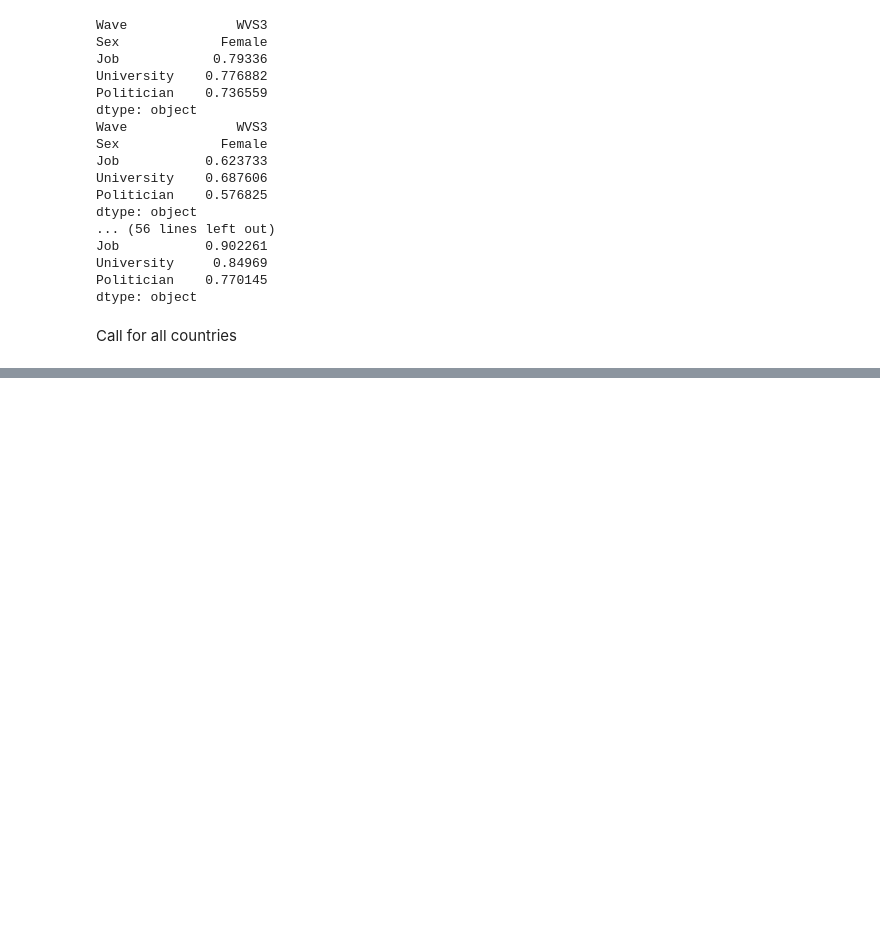
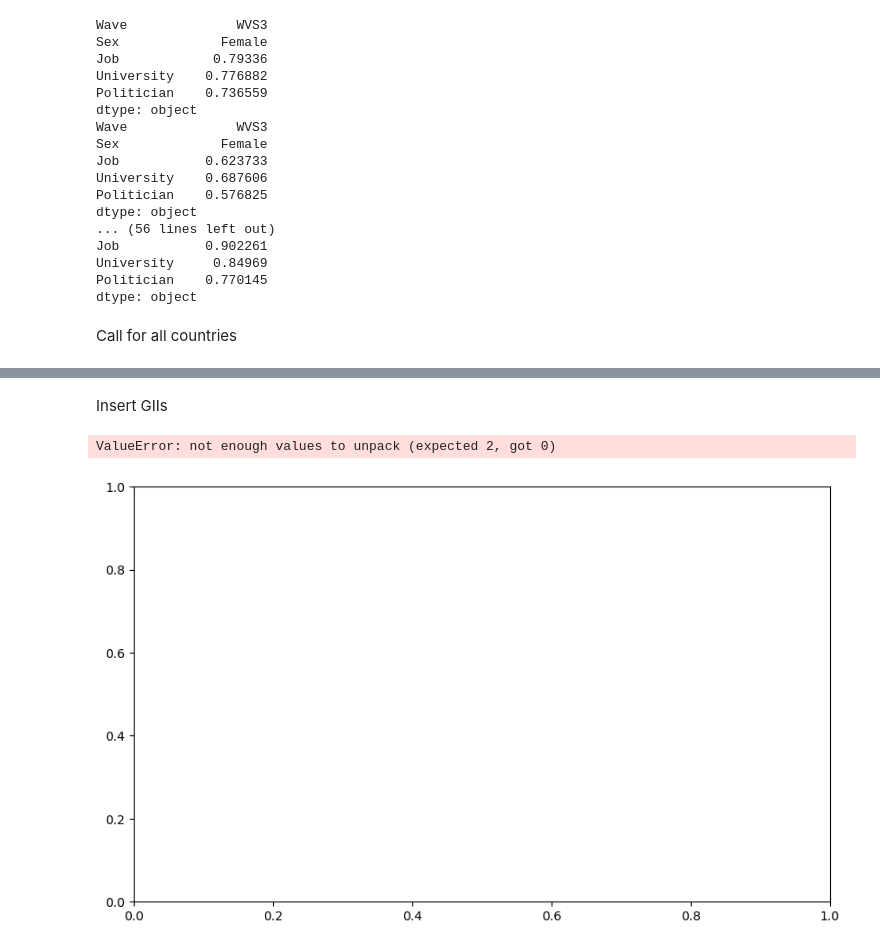
Before and after one commit to BeTheMaster/WorldGenderValues, a Jupyter notebook: src/02_visualize_reality_check.ipynb, the cells around one changed output, grey strips where cells are left out. Saved outputs shown, nothing was run; the diff lists cells and outputs as text; code cells hidden in the pictures; blank space fills up the shorter version.

```diff
--- a/src/02_visualize_reality_check.ipynb
+++ b/src/02_visualize_reality_check.ipynb
@@ -97,3 +99,17 @@ serbia_table = generate_table_per_country(dfWVS, 'Serbia')
+# %%
+#print(HDR)
+hdr_ger = [HDR[HDR["code"]=="GER"]['gii'].values, HDR[HDR["code"]=="GER"]['year'].values]
+hdr_chn = [HDR[HDR["code"]=="CHN"]['gii'].values, HDR[HDR["code"]=="CHN"]['year'].values]
+hdr_tur = [HDR[HDR["code"]=="TUR"]['gii'].values, HDR[HDR["code"]=="TUR"]['year'].values]
+hdr_nga = [HDR[HDR["code"]=="NGA"]['gii'].values, HDR[HDR["code"]=="NGA"]['year'].values]
+hdr_per = [HDR[HDR["code"]=="PER"]['gii'].values, HDR[HDR["code"]=="PER"]['year'].values]
+hdr_irn = [HDR[HDR["code"]=="IRN"]['gii'].values, HDR[HDR["code"]=="IRN"]['year'].values]
+hdr_usa = [HDR[HDR["code"]=="USA"]['gii'].values, HDR[HDR["code"]=="USA"]['year'].values]
+hdr_srb = [HDR[HDR["code"]=="SRB"]['gii'].values, HDR[HDR["code"]=="SRB"]['year'].values]
+hdr_zaf = [HDR[HDR["code"]=="ZAF"]['gii'].values, HDR[HDR["code"]=="ZAF"]['year'].values]
+hdr_pak = [HDR[HDR["code"]=="PAK"]['gii'].values, HDR[HDR["code"]=="PAK"]['year'].values]
+
+print(hdr_chn)
 # %% [markdown]
 Plot answers to all three questions per gender
 # %%
@@ -223,0 +219,46 @@ dtype: object
+# %% [markdown]
+Insert GIIs
+# %%
+import matplotlib.pyplot as plt
+import numpy as np
+
+# Assuming you have already extracted GII data for different countries as you described
+hdr_data = {
+    'Germany': hdr_ger,
+    'China': hdr_chn,
+    'Turkey': hdr_tur,
+    'Nigeria': hdr_nga,
+    'Peru': hdr_per,
+    'Iran': hdr_irn,
+    'USA': hdr_usa,
+    'Serbia': hdr_srb,
+    'South Africa': hdr_zaf,
+    'Pakistan': hdr_pak
+}
+
+# Find the common set of years for all countries
+common_years = set(hdr_data['Germany'][1])
+for country, gii_values in hdr_data.items():
+    common_years = common_years.intersection(set(gii_values[1]))
+
+# Plotting
+fig, ax = plt.subplots(figsize=(10, 6))
+
+for country, gii_values in hdr_data.items():
+    years = gii_values[1]
+    gii_values = [float(val) if val.replace('.', '', 1).isdigit() else np.nan for val in gii_values[0]]
+
+    # Filter out missing values (NaN) and only plot data for the common set of years
+    valid_data = [(year, gii) for year, gii in zip(years, gii_values) if year in common_years and not np.isnan(gii)]
+    valid_years, valid_gii_values = zip(*valid_data)
+
+    ax.plot(valid_years, valid_gii_values, label=country)
+
+ax.set_xlabel('Year')
+ax.set_ylabel('GII')
+ax.set_title('Gender Inequality Index (GII) Over Time')
+ax.legend()
+plt.show()
+# %% [output]
+ValueError: not enough values to unpack (expected 2, got 0)
+[figure, added]
```
Also changed, not shown: parts of 6 cells of this notebook.
